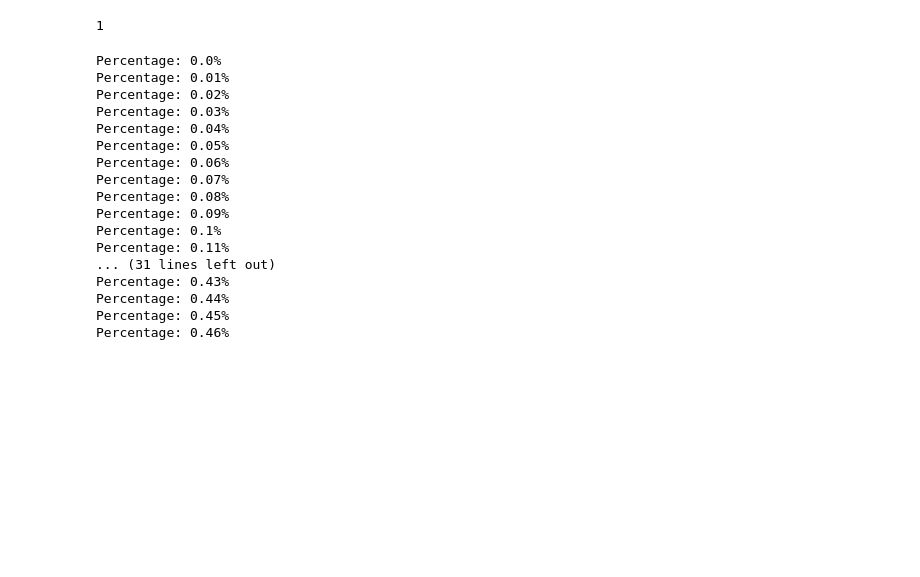
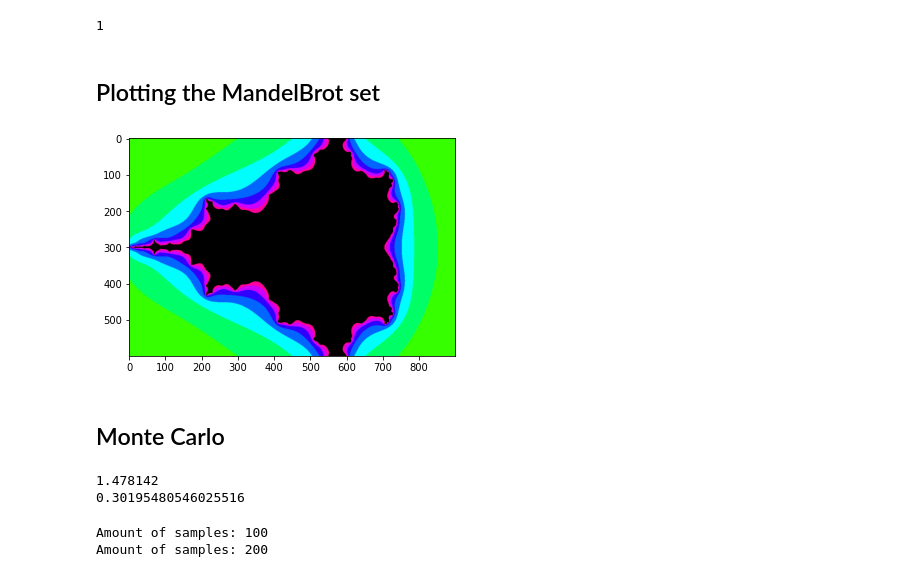
Before and after one commit to Florisdv5/Mandelbrot, a Jupyter notebook: Mandelbrot.ipynb, the cells around one changed output. Drawn from its saved outputs; the diff is of its cells as text; code cells hidden in the pictures; blank space fills up the shorter version.

```diff
--- a/Mandelbrot.ipynb
+++ b/Mandelbrot.ipynb
@@ -49,11 +29,13 @@ amount_iter(0,0.5)
 # %% [output]
 1
+# %% [markdown]
+## Plotting the MandelBrot set
 # %%
 max_steps = 100 # this is equal to i
 
 # Image size (pixels), this is equal to the amount of samples s
-X_WIDTH = 2700*4
-Y_HEIGHT = 1800*4
+X_WIDTH = 900
+Y_HEIGHT = 600
 
 # Plot window
 real_minus = -2
@@ -62,50 +44,80 @@ real_dif = real_max - real_minus
 imag_minus = -1
 imag_max = 1
 imag_dif = imag_max - imag_minus
 
 im = Image.new('HSV', (X_WIDTH, Y_HEIGHT), (0, 0, 0))
 draw = ImageDraw.Draw(im)
 percentage = 0
 
 
 for pix_x in range(0, X_WIDTH):
     for pix_y in range(0, Y_HEIGHT):
         # Convert pixel coordinate to complex number
         c = complex(real_minus + (pix_x / X_WIDTH) * real_dif,
                     imag_minus + (pix_y / Y_HEIGHT) * imag_dif)
         # Compute the number of iterations
         m = amount_iter(c, max_steps)
         # The color depends on the number of iterations
         hue = int(255 * m / max_steps)
         saturation = 255
         if m < max_steps:
             value = 255
         else:
             value = 0
         # Plot the point
         draw.point([pix_x, pix_y], (hue, saturation, value))
-    if percentage != str(round(pix_x/X_WIDTH,2)):
-        percentage = str(round(pix_x/X_WIDTH,2))
-        print("Percentage: " + percentage + "%")
+#     if percentage != str(round(pix_x/X_WIDTH,2)):
+#         percentage = str(round(pix_x/X_WIDTH,2))
+#         print("Percentage: " + percentage + "%")
 
 im.convert('RGB').save('output.png', 'PNG')
 
 imgplot = plt.imshow(im.convert('RGB'))
 # %% [output]
-Percentage: 0.0%
-Percentage: 0.01%
-Percentage: 0.02%
-Percentage: 0.03%
-Percentage: 0.04%
-Percentage: 0.05%
-Percentage: 0.06%
-Percentage: 0.07%
-Percentage: 0.08%
-Percentage: 0.09%
-Percentage: 0.1%
-Percentage: 0.11%
-... (31 lines left out)
-Percentage: 0.43%
-Percentage: 0.44%
-Percentage: 0.45%
-Percentage: 0.46%
+[figure, added]
+# %% [markdown]
+## Monte Carlo
+# %%
+def xy_rand():
+    x = np.random.random_sample()
+    y = np.random.random_sample()
+    if x < 0.5:
+        x = -2*np.random.random_sample()        # minimum value of x is -2
+    else:
+        x = 1*np.random.random_sample()         # maximum value of x is 1
+    if y < 0.5:
+        y = -1*np.random.random_sample()        # minimum value of x is -1
+    else:
+        y = 1*np.random.random_sample()         # maximum value of x is 1
+    return x,y
+# %% [output]
+1.478142
+0.30195480546025516
+# %%
+## Change the amount of i (iterations) before stating that the point does not go to infinity
+t = 0
+samples = [100, 200, 500, 1000]
+listA = [[],[],[],[]]
+max_steps = 1000 # this is equal to i
+maxmax_steps = 1000
+
+for value in range(len(samples)):
+    print("Amount of samples: " + str(samples[value]))
+    for max_steps in range(maxmax_steps):
+        t = 0
+        f = 0
+        for s in range(samples[value]):
+            x, y = xy_rand()
+            m = amount_iter(complex(x,y), max_steps)
+            if m == max_steps:
+                t += 1
+    #     print(t/it*6)
+        listA[value].append(t/samples[value]*6)
+
+
+for i in range(len(listA)):
+    print(statistics.mean(listA[i]))
+    print(statistics.stdev(listA[i]))
+# %% [output]
+Amount of samples: 100
+Amount of samples: 200
```
Also changed, not shown: parts of 3 cells of this notebook.
